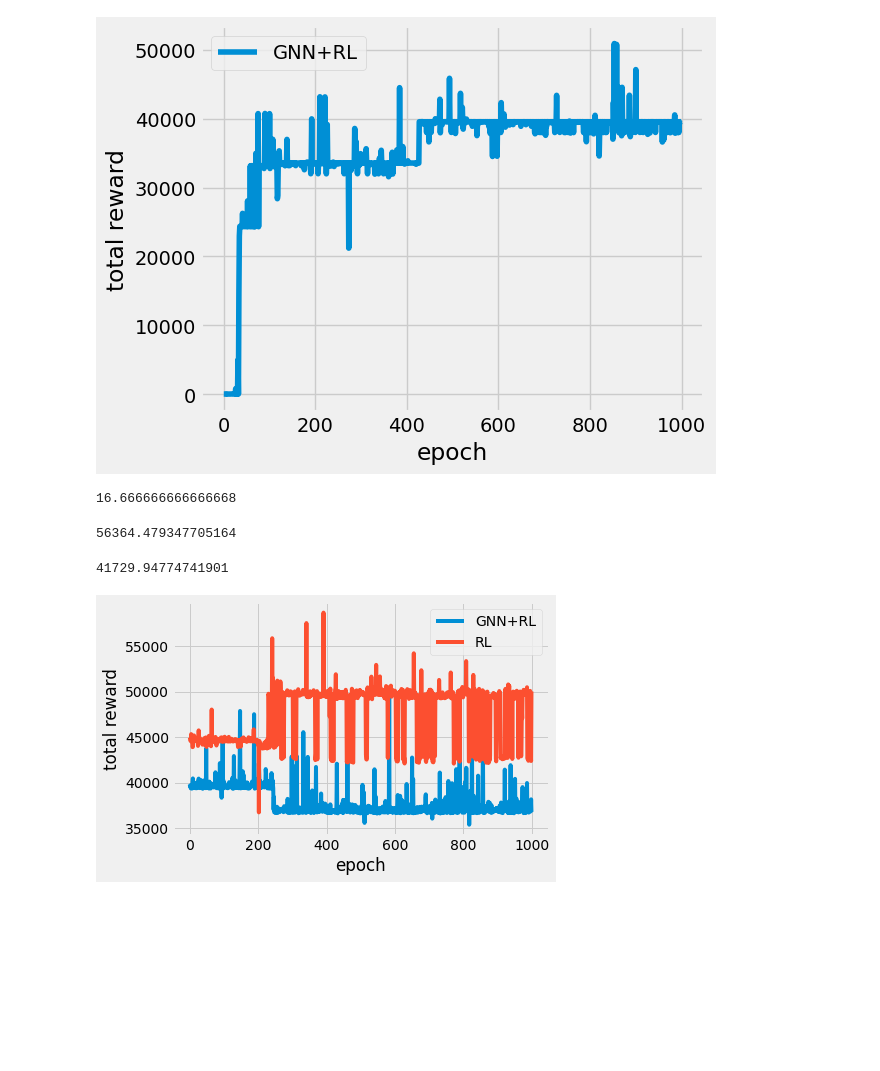
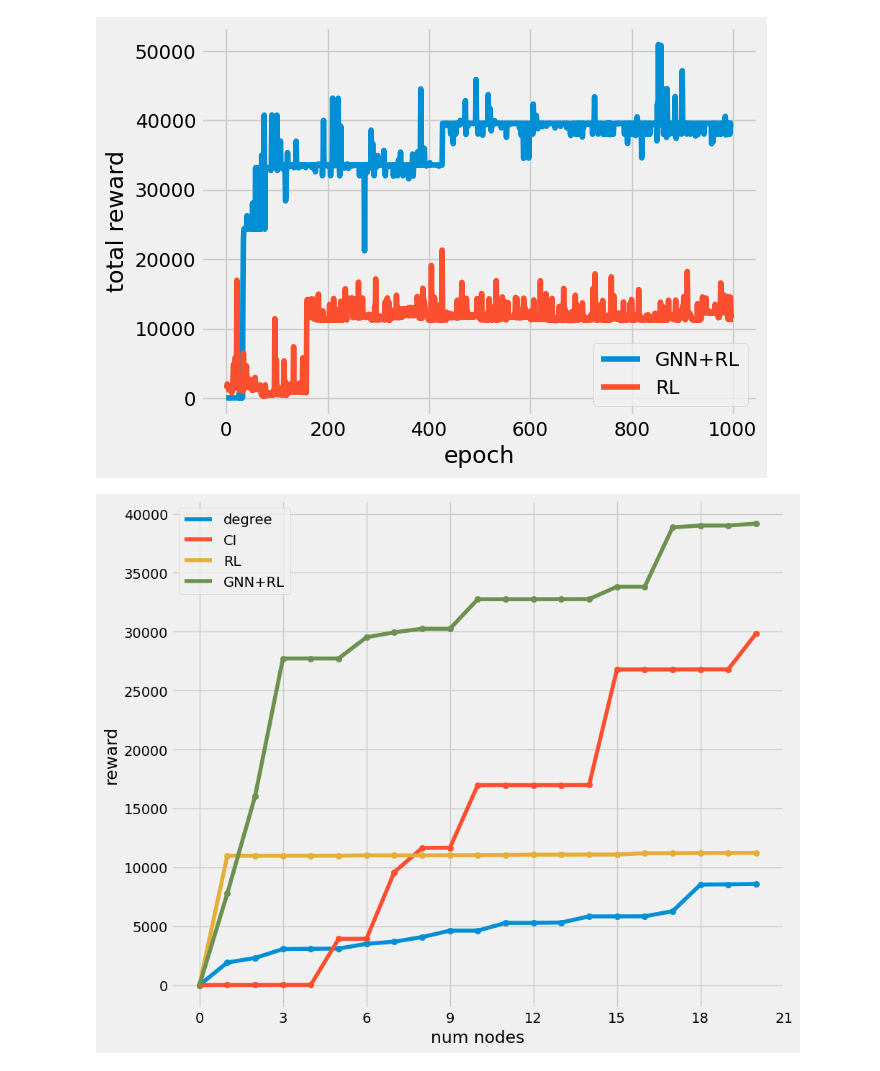
Before and after one commit to xiaohu-art/KDD, a Jupyter notebook: draw.ipynb, the cells around one changed output. Cells and saved outputs as stored; diff of their text form; code cells hidden in the pictures; blank space fills up the shorter version.

Commit message:
maojinzhu

```diff
--- a/draw.ipynb
+++ b/draw.ipynb
@@ -2,21 +2,3 @@
 import matplotlib.pyplot as plt
 import numpy as np
 from matplotlib.ticker import MaxNLocator
-# %%
-
-data1 = np.loadtxt('tra_result_rdn.txt')
-data2 = np.loadtxt('tra_result_ptr.txt')
-data3 = np.loadtxt('data/road/ANC_CI.txt')
-data4 = np.loadtxt('data/road/ANC_degree.txt')
-x = range(21)
-plt.plot(x[1:],data1[:20,1],label = 'random feature')
-plt.plot(x[1:],data2[:20,1],label = 'pretrain feature')
-plt.plot(x[1:],data3[:20],label = 'CI')
-plt.plot(x[1:],data4[:20],label = 'degree')
-plt.style.use('fivethirtyeight')
-plt.xlabel('node num')
-plt.ylabel('ANC')
-plt.legend()
-plt.tight_layout()
-plt.savefig('data/road/compare_anc_3.jpg',dpi = 200)
-plt.show()
@@ -25,36 +5,13 @@ plt.show()
 # %%
-data = np.loadtxt('/home/maojinzhu/KDD/result/total_reward/bi_ptr_reward.txt')
+data1 = np.loadtxt('./result/total_reward/bi_ptr_reward.txt')
+data2 = np.loadtxt('./result/total_reward/bi_rdn_reward.txt')
 plt.style.use('fivethirtyeight')
-plt.figure(figsize = )
-plt.plot(range(len(data)),data[:,1],label = 'GNN+RL')
+plt.plot(range(len(data1)),data1[:,1], label='GNN+RL')
+plt.plot(range(len(data2)),data2[:,1], label='RL')
 plt.xlabel('epoch')
 plt.ylabel('total reward')
 plt.legend()
-plt.tight_layout()
-# plt.savefig('data/road/reward1.jpg',dpi = 200)
+plt.savefig('./result/graph/compare21.jpg', dpi=200)
 plt.show()
 # %% [output]
-[figure, old version]
+[figure, new version]
-# %%
-75*800/3600
-# %% [output]
-16.666666666666668
-# %%
-from utils import calculate_anc, init_env
-elec_env = init_env()
-elec_nodes_CI = np.loadtxt('/data5/maojinzhu/KDD_bigragh/data/electricity/nodes_ranked_by_CI.txt')
-elec_nodes_CI = [int(node) for node in elec_nodes_CI ]
-dpower = elec_env.ruin([]) - elec_env.ruin(elec_nodes_CI[:10])
-reward = 0.5 *(dpower/1e5 + 0.9846983024017923 *1e5)
-print(reward)
-# %% [output]
-56364.479347705164
-# %%
-elec_env = init_env()
-elec_nodes_degree = np.loadtxt('/data5/maojinzhu/KDD_bigragh/data/electricity/nodes_ranked_by_Degree.txt')
-elec_nodes_degree = [int(node) for node in elec_nodes_degree ]
-dpower = elec_env.ruin([]) - elec_env.ruin(elec_nodes_degree[:10])
-reward = 0.5 *(dpower/1e5 + 0.8103175210451246 *1e5)
-print(reward)
-# %% [output]
-41729.94774741901
@@ -65,13 +18,25 @@ plt.show()
 # %%
-data1 = np.loadtxt('./result/bi_ptr_reward.txt')
-data2 = np.loadtxt('./result/bi_rdn_reward.txt')
+data1 = np.loadtxt('./result/heuristic/bi_degree_reward_10_10.txt')
+data2 = np.loadtxt('./result/heuristic/bi_CI_reward_10_10.txt')
+data3 = np.loadtxt('./result/test/bi_result_rdn.txt')
+data4 = np.loadtxt('./result/test/bi_result_ptr.txt')
+plt.figure(figsize=(10,8))
 plt.style.use('fivethirtyeight')
-plt.plot(range(len(data1)),data1[:,1], label='GNN+RL')
-plt.plot(range(len(data2)),data2[:,1], label='RL')
-plt.xlabel('epoch')
-plt.ylabel('total reward')
+plt.plot(range(len(data1)),data1, label='degree')
+plt.plot(range(len(data2)),data2, label='CI')
+plt.plot(range(len(data3)),data3, label='RL')
+plt.plot(range(len(data4)),data4, label='GNN+RL')
+plt.scatter(range(len(data1)),data1)
+plt.scatter(range(len(data2)),data2)
+plt.scatter(range(len(data3)),data3)
+plt.scatter(range(len(data4)),data4)
+plt.xlabel('num nodes')
+plt.ylabel('reward')
+plt.gca().xaxis.set_major_locator(MaxNLocator(integer=True))
+plt.tight_layout()
 plt.legend()
+plt.savefig('./result/graph/compare2.jpg', dpi=200)
 plt.show()
 # %% [output]
-[figure, old version]
+[figure, new version]
 # %%
```
Also changed, not shown: parts of 9 cells of this notebook, 32 other files.
